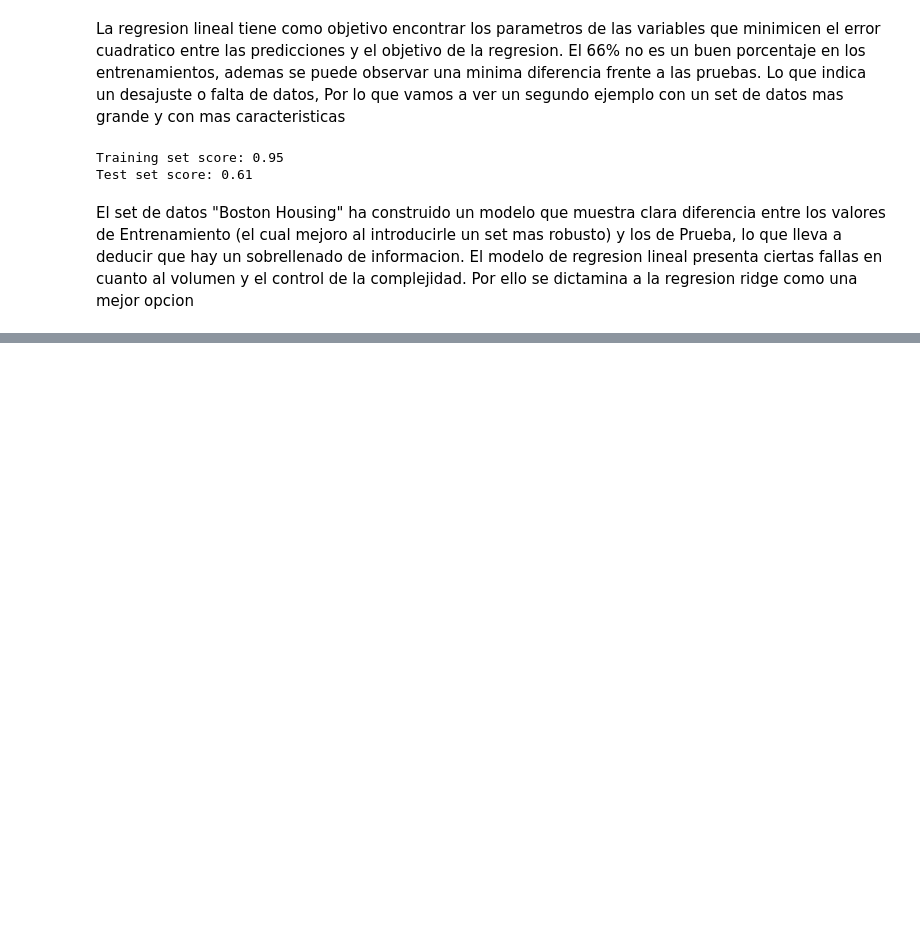
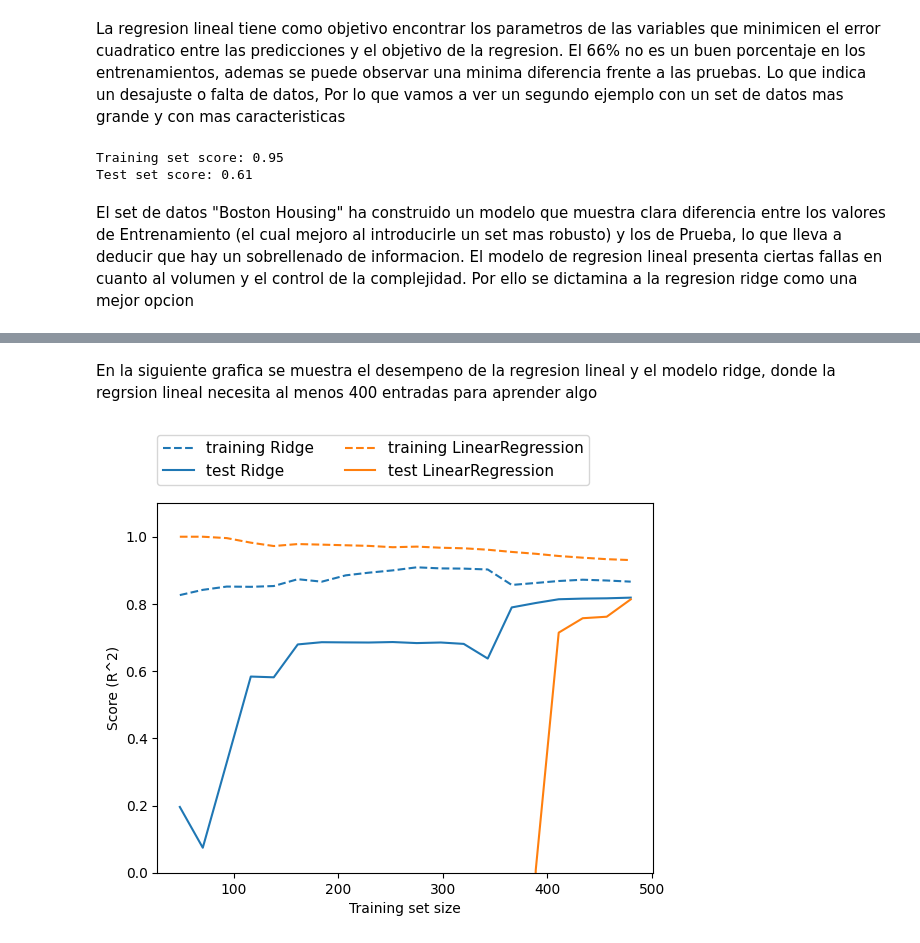
Before and after one commit to DanielCadavid/InteligenciaArtificial, a Jupyter notebook: aprendizajesupervisado.ipynb, the cells around one changed output, grey strips where cells are left out. Saved outputs shown, nothing was run; the diff lists cells and outputs as text; code cells hidden in the pictures; blank space fills up the shorter version.

```diff
--- a/aprendizajesupervisado.ipynb
+++ b/aprendizajesupervisado.ipynb
@@ -78,0 +106,6 @@ El set de datos "Boston Housing" ha construido un modelo que muestra clara difer
+# %% [markdown]
+En la siguiente grafica se muestra el desempeno de la regresion lineal y el modelo ridge, donde la regrsion lineal necesita al menos 400 entradas para aprender algo
+# %%
+mglearn.plots.plot_ridge_n_samples()
+# %% [output]
+[figure, added]
```
Also changed, not shown: parts of 6 cells of this notebook.
